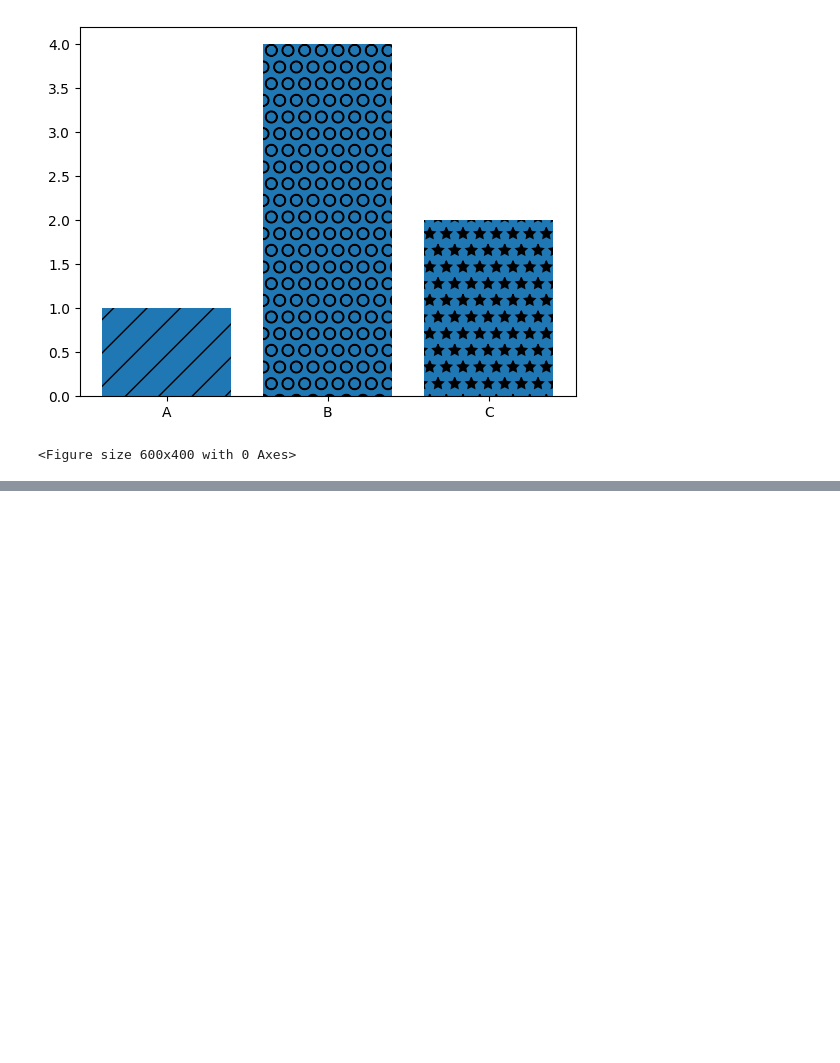
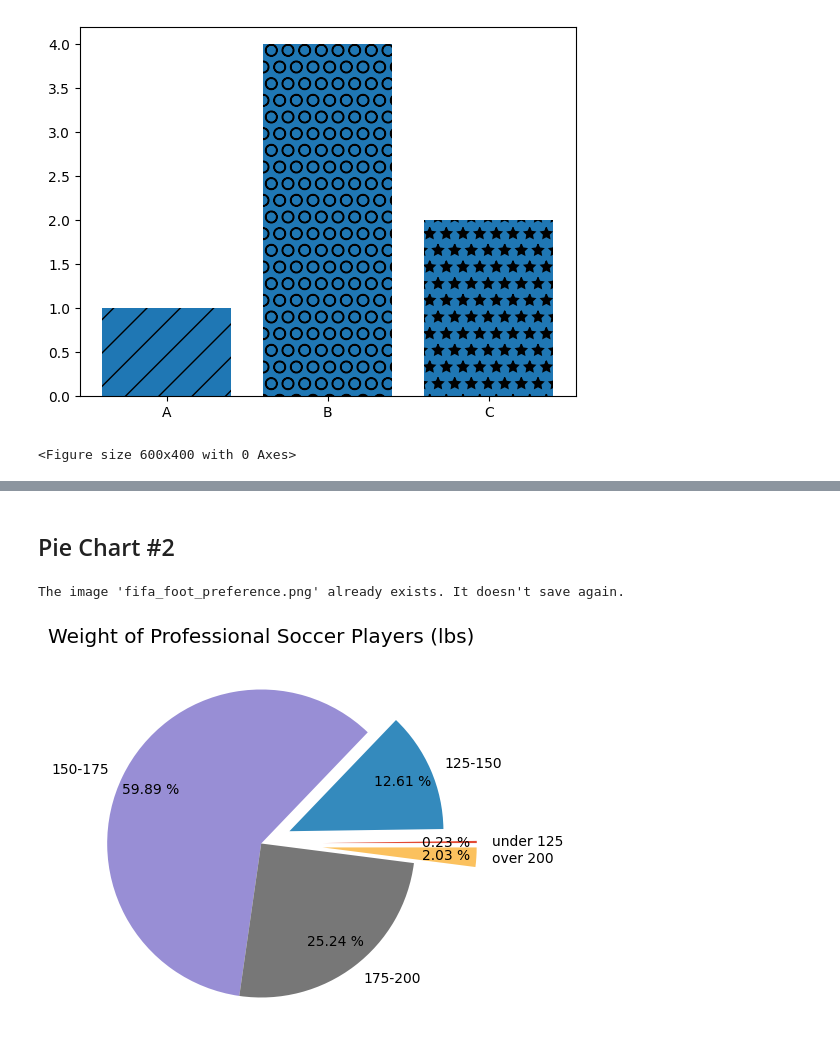
Before and after one commit to flan02/matplotlib-py, a Jupyter notebook: course-a/main.ipynb, the cells around one changed output, grey strips where cells are left out. Cells and saved outputs as stored; diff of their text form; code cells hidden in the pictures; blank space fills up the shorter version.

```diff
--- a/course-a/main.ipynb
+++ b/course-a/main.ipynb
@@ -81,0 +220,34 @@ plt.show()
+# %% [markdown]
+## Pie Chart #2
+# %%
+plt.figure(figsize=(8,5), dpi=100)
+
+plt.style.use('ggplot') # Change the color palette of the actual graph
+
+fifa.Weight = [int(x.strip('lbs')) if type(x)==str else x for x in fifa.Weight] # Removes "lbs" from each value and converts to integer
+
+light = fifa.loc[fifa.Weight < 125].count()[0]
+light_medium = fifa[(fifa.Weight >= 125) & (fifa.Weight < 150)].count()[0]
+medium = fifa[(fifa.Weight >= 150) & (fifa.Weight < 175)].count()[0]
+medium_heavy = fifa[(fifa.Weight >= 175) & (fifa.Weight < 200)].count()[0]
+heavy = fifa[fifa.Weight >= 200].count()[0]
+
+weights = [light,light_medium, medium, medium_heavy, heavy]
+label = ['under 125', '125-150', '150-175', '175-200', 'over 200']
+explode = (.4,.2,0,0,.4)
+
+plt.title('Weight of Professional Soccer Players (lbs)')
+
+plt.pie(weights, labels=label, explode=explode, pctdistance=0.8,autopct='%.2f %%')
+
+filename = 'fifa_foot_preference.png'
+if not os.path.exists(filename):
+    plt.savefig(filename, dpi=300) # Save the graph in the current directory. 300 dpi best quality
+    print(f"Image saved as {filename}")
+else:
+    print(f"The image '{filename}' already exists. It doesn't save again.")
+
+plt.show()
+# %% [output]
+The image 'fifa_foot_preference.png' already exists. It doesn't save again.
+[figure, added]
```
Also changed, not shown: parts of 13 cells of this notebook, 7 other files.
